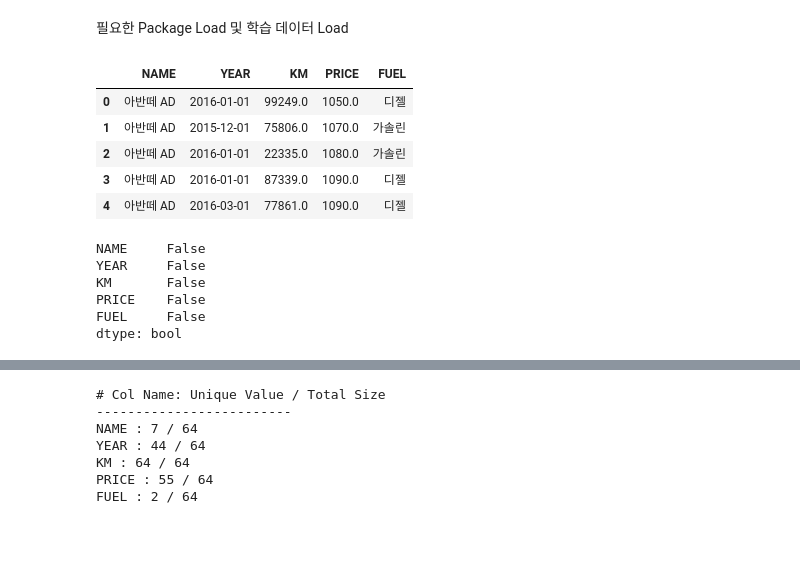
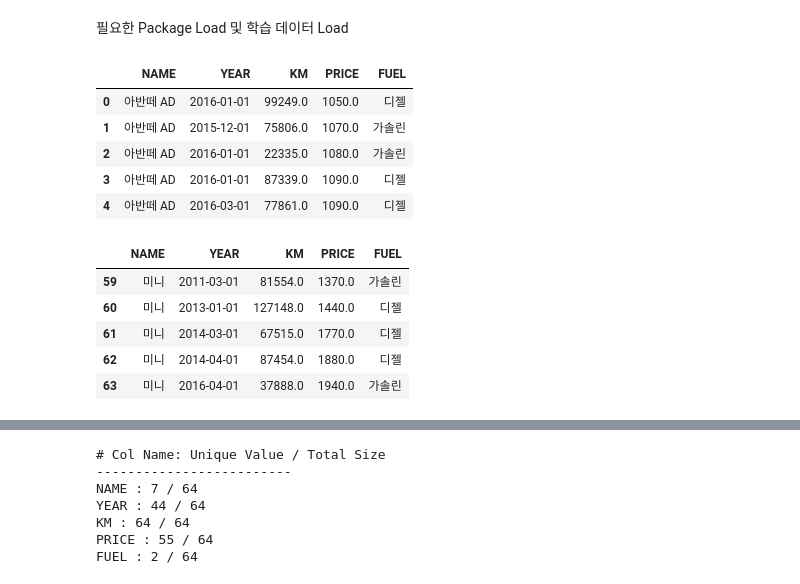
Before and after one commit to jaehyun0220/Colab, a Jupyter notebook: sds_w1.ipynb, the cells around one changed output, grey strips where cells are left out. Drawn from its saved outputs; the diff is of its cells as text; code cells hidden in the pictures; blank space fills up the shorter version.

```diff
--- a/sds_w1.ipynb
+++ b/sds_w1.ipynb
@@ -85,21 +85,19 @@ FashionMNIST       sample_submission.csv  train.csv
 df_joongo = pd.read_csv('/gdrive/My Drive/data/joongo.csv', encoding='utf-8')
 # %%
 # 데이터 정상 Load 확인
-df_joongo.head()
+display(df_joongo.head())
+display(df_joongo.tail())
 # %% [output]
 |  | NAME | YEAR | KM | PRICE | FUEL |
 | 0 | 아반떼 AD | 2016-01-01 | 99249.0 | 1050.0 | 디젤 |
 | 1 | 아반떼 AD | 2015-12-01 | 75806.0 | 1070.0 | 가솔린 |
 | 2 | 아반떼 AD | 2016-01-01 | 22335.0 | 1080.0 | 가솔린 |
 | 3 | 아반떼 AD | 2016-01-01 | 87339.0 | 1090.0 | 디젤 |
 | 4 | 아반떼 AD | 2016-03-01 | 77861.0 | 1090.0 | 디젤 |
+|  | NAME | YEAR | KM | PRICE | FUEL |
+| 59 | 미니 | 2011-03-01 | 81554.0 | 1370.0 | 가솔린 |
+| 60 | 미니 | 2013-01-01 | 127148.0 | 1440.0 | 디젤 |
+| 61 | 미니 | 2014-03-01 | 67515.0 | 1770.0 | 디젤 |
+| 62 | 미니 | 2014-04-01 | 87454.0 | 1880.0 | 디젤 |
+| 63 | 미니 | 2016-04-01 | 37888.0 | 1940.0 | 가솔린 |
-# %%
-print(df_joongo.isnull().any())
-# %% [output]
-NAME     False
-YEAR     False
-KM       False
-PRICE    False
-FUEL     False
-dtype: bool
 # %%
```
Also changed, not shown: parts of 14 cells of this notebook.
